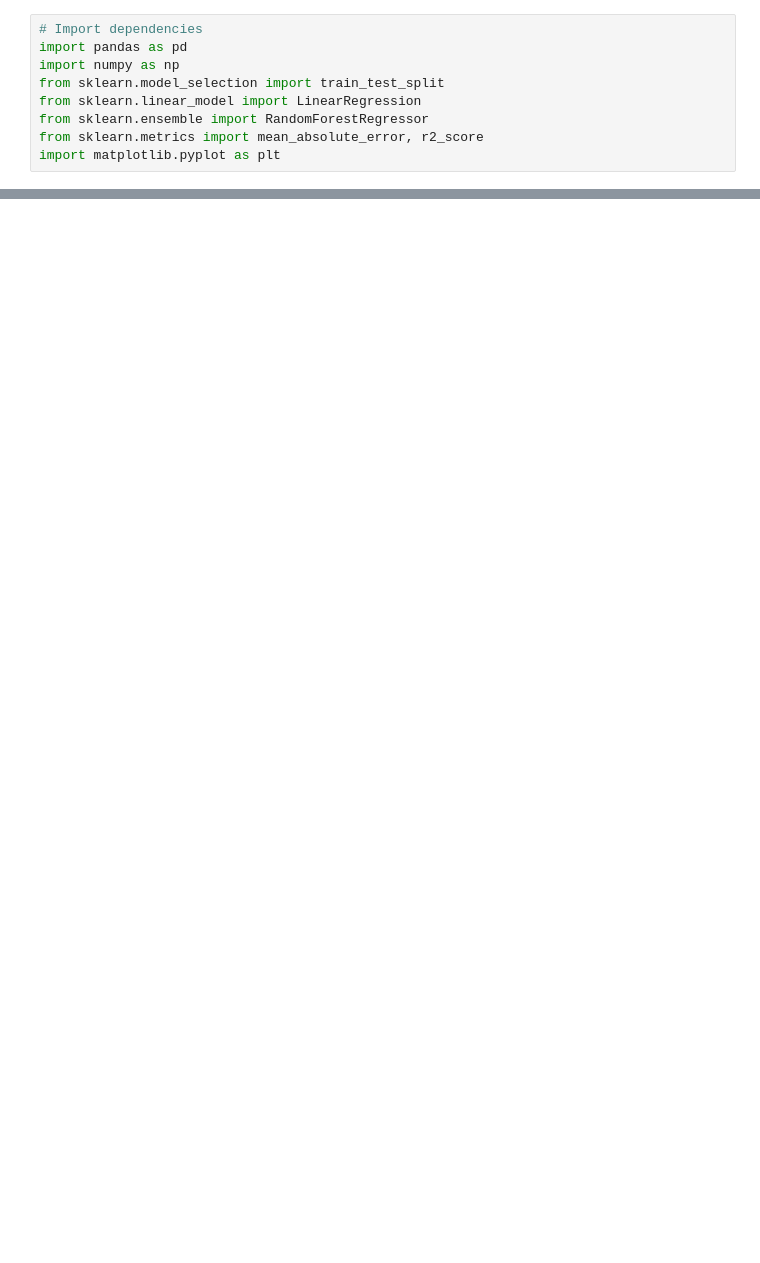
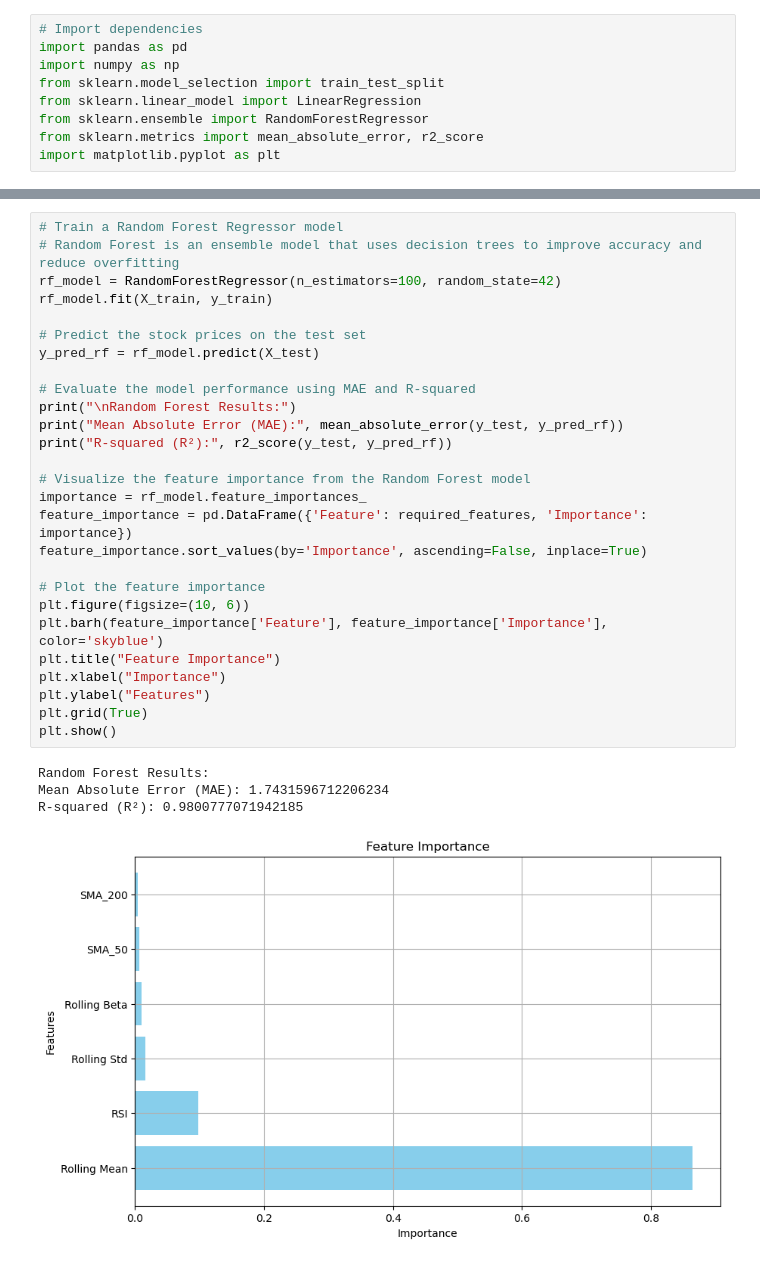
Before and after one commit to ysabharw/QuantInsight, a Jupyter notebook: predictivemodeling.ipynb, the cells around one changed output, grey strips where cells are left out. Saved outputs shown, nothing was run; the diff lists cells and outputs as text; blank space fills up the shorter version.

```diff
--- a/predictivemodeling.ipynb
+++ b/predictivemodeling.ipynb
@@ -191,2 +168,34 @@ R-squared (R2): 0.9816341842404492
+# %%
+# Train a Random Forest Regressor model
+# Random Forest is an ensemble model that uses decision trees to improve accuracy and reduce overfitting
+rf_model = RandomForestRegressor(n_estimators=100, random_state=42)
+rf_model.fit(X_train, y_train)
+
+# Predict the stock prices on the test set
+y_pred_rf = rf_model.predict(X_test)
+
+# Evaluate the model performance using MAE and R-squared
+print("\nRandom Forest Results:")
+print("Mean Absolute Error (MAE):", mean_absolute_error(y_test, y_pred_rf))
+print("R-squared (R²):", r2_score(y_test, y_pred_rf))
+
+# Visualize the feature importance from the Random Forest model
+importance = rf_model.feature_importances_
+feature_importance = pd.DataFrame({'Feature': required_features, 'Importance': importance})
+feature_importance.sort_values(by='Importance', ascending=False, inplace=True)
+
+# Plot the feature importance
+plt.figure(figsize=(10, 6))
+plt.barh(feature_importance['Feature'], feature_importance['Importance'], color='skyblue')
+plt.title("Feature Importance")
+plt.xlabel("Importance")
+plt.ylabel("Features")
+plt.grid(True)
+plt.show()
+# %% [output]
+Random Forest Results:
+Mean Absolute Error (MAE): 1.7431596712206234
+R-squared (R²): 0.9800777071942185
+[figure, added]
 # %%
 # Calculate residuals
```
Also changed, not shown: parts of 18 cells of this notebook.
